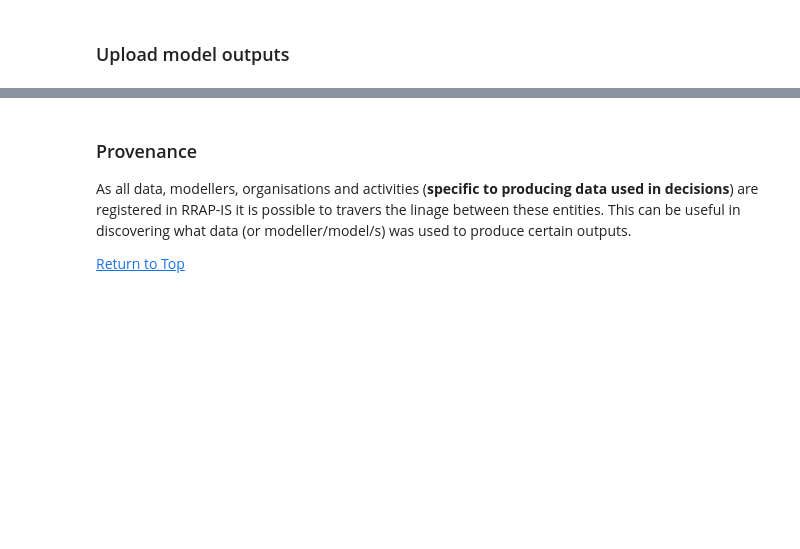
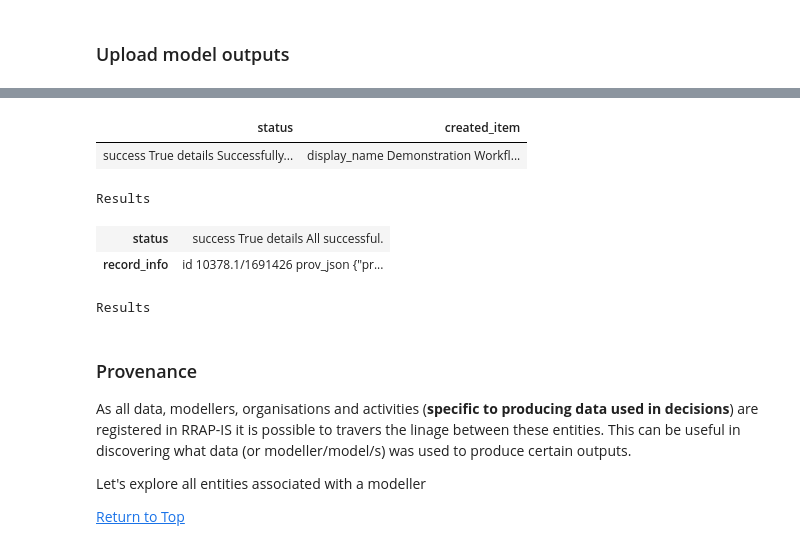
Before and after one commit to gbrrestoration/rrap-demo-blog, a Jupyter notebook: _notebooks/2022-09-09-rrap-is-workflow.ipynb, the cells around one changed output, grey strips where cells are left out. Cells and saved outputs as stored; diff of their text form; code cells hidden in the pictures; blank space fills up the shorter version.

Commit message:
First cut RRAP-IS whole model run workflow demo

```diff
--- a/_notebooks/2022-09-09-rrap-is-workflow.ipynb
+++ b/_notebooks/2022-09-09-rrap-is-workflow.ipynb
@@ -346,3 +468,25 @@ IOHelper.upload(new_handle, auth(), "readme.txt", data_api)
+# %%
+workflows = [{
+  "display_name": "Demonstration Workflow Definition",
+  "version": "0.0.1",
+  "software": "10378.1/1691396",
+  "automation_schedule": {},
+  "input_templates": [
+    "string"
+  ],
+  "output_templates": [
+    "string"
+  ]
+}]
+
+auth = token_manager.get_auth
+responses_json = [register_item(wf, ItemType.MODEL_RUN_WORKFLOW, auth) for wf in workflows]
+HTML(json_to_md(responses_json))
+# vars = [print(json.dumps(result.json(), indent=2)) for result in responses]
+# %% [output]
+| status | created_item |
+| success True details Successfully... | display_name Demonstration Workfl... |
+Results
 # %%
 # Register the model run
 auth = token_manager.get_auth
@@ -361,7 +505,7 @@ payload = {
         },
         "dataset_type": "DATA_STORE",
         "dataset": {
-          "id": "10378.1/1688622"
+          "id": "10378.1/1691395"
         }
       }
     }
@@ -374,17 +518,17 @@ payload = {
         },
         "dataset_type": "DATA_STORE",
         "dataset": {
-          "id": "10378.1/1688634"
+          "id": "10378.1/1691397"
         }
       }
     }
   },
   "associations": {
     "modeller": {
-      "id": "10378.1/1691160"
+      "id": "10378.1/1691138"
     },
     "requesting_organisation": {
-      "id": "10378.1/1690557"
+      "id": "10378.1/1691139"
     }
   }
 }
@@ -392,9 +536,15 @@ endpoint = prov_api + postfix
 
 response_json = handle_request('POST', endpoint, None, payload, auth())
 HTML(json_to_md(response_json))
+# %% [output]
+| status | success True details All successful. |
+| record_info | id 10378.1/1691426 prov_json {"pr... |
+Results
 # %% [markdown]
 ### Provenance
 
 As all data, modellers, organisations and activities (**specific to producing data used in decisions**) are registered in RRAP-IS it is possible to travers the linage between these entities.  This can be useful in discovering what data (or modeller/model/s) was used to produce certain outputs.
 
+Let's explore all entities associated with a modeller
+
 [Return to Top](#toc)
```
Also changed, not shown: parts of 18 cells of this notebook, 1 other file.
